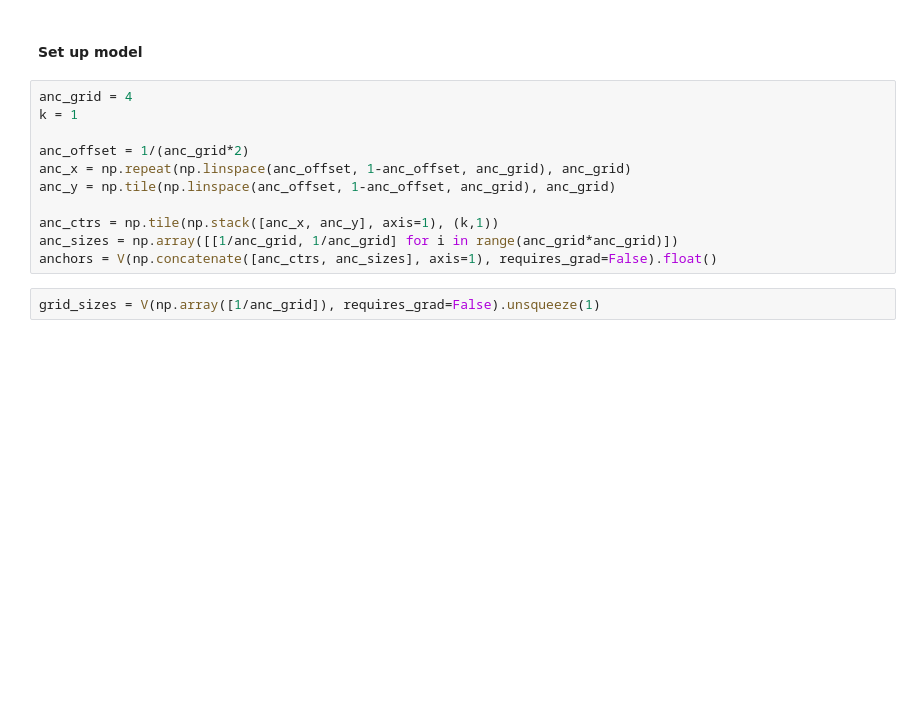
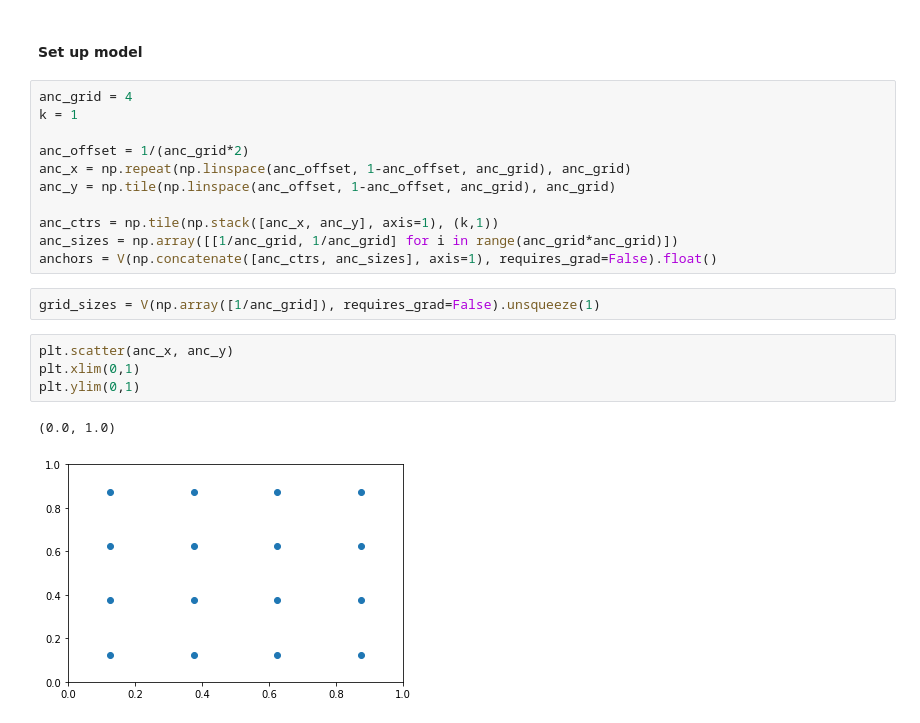
Before and after one commit to mtm-007/older_pytorch_installation, a Jupyter notebook: nb/Multi_class_pascal.ipynb, the cells around one changed output. Drawn from its saved outputs; the diff is of its cells as text; blank space fills up the shorter version.

```diff
--- a/nb/Multi_class_pascal.ipynb
+++ b/nb/Multi_class_pascal.ipynb
@@ -296,3 +296,10 @@ anc_sizes = np.array([[1/anc_grid, 1/anc_grid] for i in range(anc_grid*anc_grid)
 anchors = V(np.concatenate([anc_ctrs, anc_sizes], axis=1), requires_grad=False).float()
 # %%
 grid_sizes = V(np.array([1/anc_grid]), requires_grad=False).unsqueeze(1)
+# %%
+plt.scatter(anc_x, anc_y)
+plt.xlim(0,1)
+plt.ylim(0,1)
+# %% [output]
+(0.0, 1.0)
+[figure, added]
```
Also changed, not shown: parts of 10 cells of this notebook.
